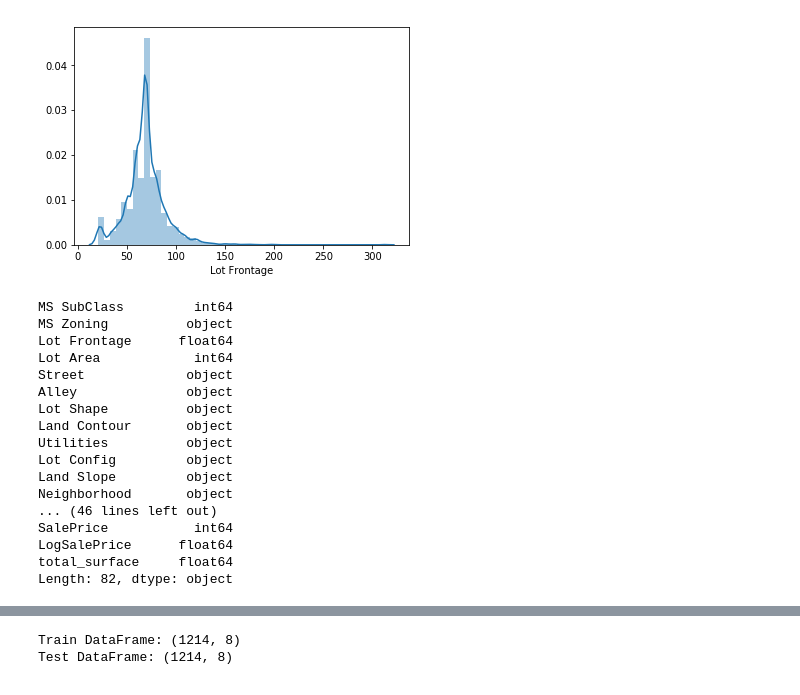
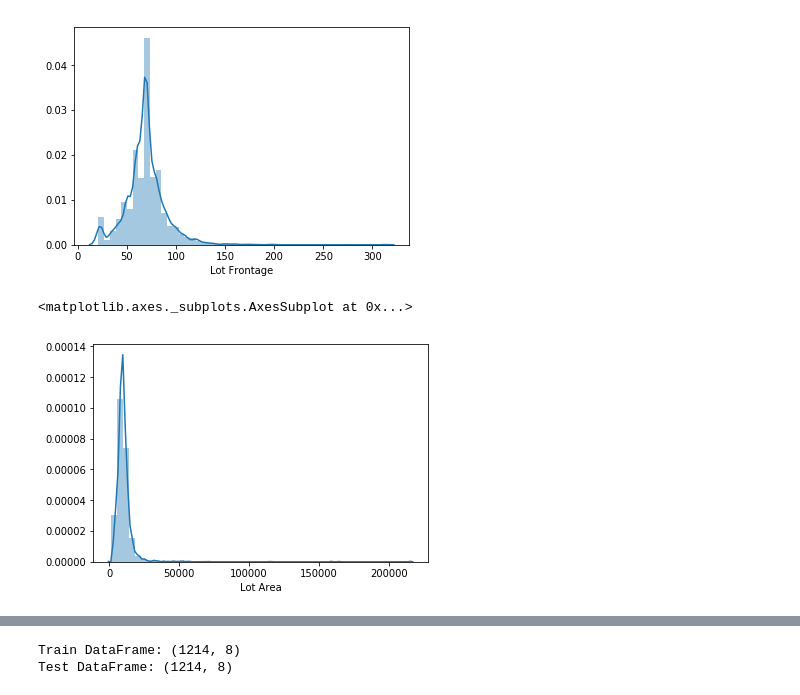
Before and after one commit to daviddapaz/Python, a Jupyter notebook: house-prices-solution.ipynb, the cells around one changed output, grey strips where cells are left out. Saved outputs shown, nothing was run; the diff lists cells and outputs as text; code cells hidden in the pictures.

```diff
--- a/house-prices-solution.ipynb
+++ b/house-prices-solution.ipynb
@@ -248,23 +219,8 @@ sns.distplot(data_df['Lot Frontage'])
 # %% [output]
 <matplotlib.axes._subplots.AxesSubplot at 0x...>
 [figure]
-# %%
-data_df.dtypes
-# %% [output]
-MS SubClass         int64
-MS Zoning          object
-Lot Frontage      float64
-Lot Area            int64
-Street             object
-Alley              object
-Lot Shape          object
-Land Contour       object
-Utilities          object
-Lot Config         object
-Land Slope         object
-Neighborhood       object
-... (46 lines left out)
-SalePrice           int64
-LogSalePrice      float64
-total_surface     float64
-Length: 82, dtype: object
+# %%
+sns.distplot(data_df['Lot Area'])
+# %% [output]
+<matplotlib.axes._subplots.AxesSubplot at 0x...>
+[figure, added]
```
Also changed, not shown: parts of 138 cells of this notebook.
